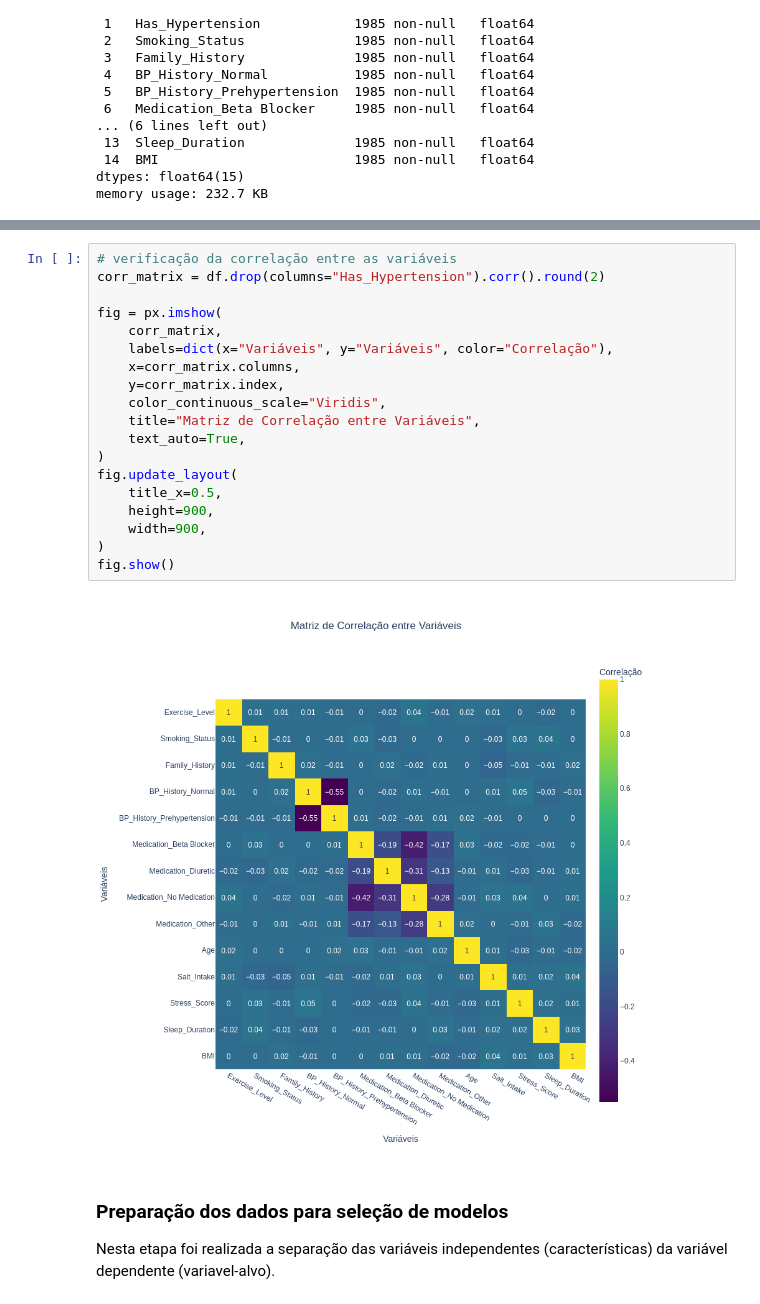
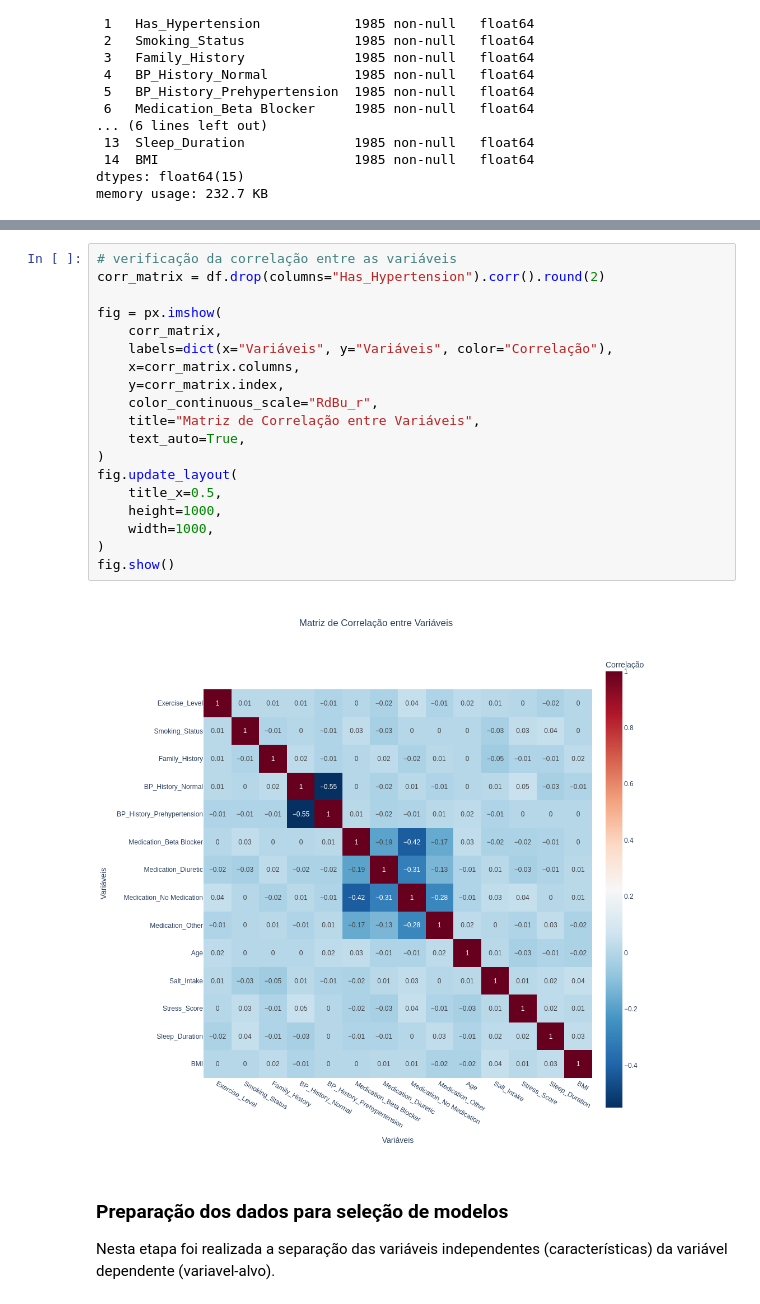
Before and after one commit to rogerioferreira/MVP-Machine_Learning-PUC-RIO, a Jupyter notebook: notebooks/hypertension_prediction.ipynb, the cells around one changed output, grey strips where cells are left out. Cells and saved outputs as stored; diff of their text form.

```diff
--- a/notebooks/hypertension_prediction.ipynb
+++ b/notebooks/hypertension_prediction.ipynb
@@ -312,24 +303,24 @@ Calcuando-se a correlação entre as variáveis independentes observa-se uma inc
 # %%
 # verificação da correlação entre as variáveis
 corr_matrix = df.drop(columns="Has_Hypertension").corr().round(2)
 
 fig = px.imshow(
     corr_matrix,
     labels=dict(x="Variáveis", y="Variáveis", color="Correlação"),
     x=corr_matrix.columns,
     y=corr_matrix.index,
-    color_continuous_scale="Viridis",
+    color_continuous_scale="RdBu_r",
     title="Matriz de Correlação entre Variáveis",
     text_auto=True,
 )
 fig.update_layout(
     title_x=0.5,
-    height=900,
-    width=900,
+    height=1000,
+    width=1000,
 )
 fig.show()
 # %% [output]
-[figure, old version]
+[figure, new version]
 # %% [markdown]
 ### Preparação dos dados para seleção de modelos
 
```
Also changed, not shown: parts of 11 cells of this notebook.
